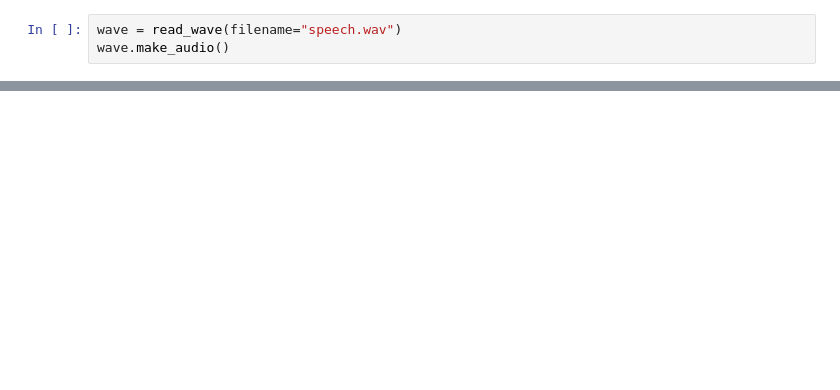
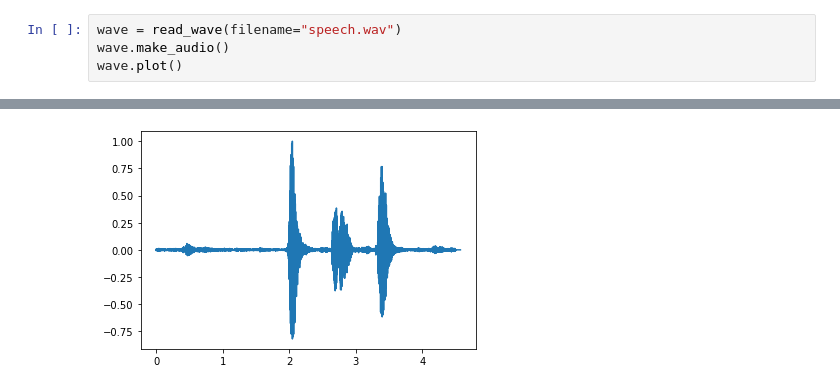
Before and after one commit to sroik/ai-experiments, a Jupyter notebook: voice_analysis.ipynb, the cells around one changed output, grey strips where cells are left out. Saved outputs shown, nothing was run; the diff lists cells and outputs as text; blank space fills up the shorter version.

```diff
--- a/voice_analysis.ipynb
+++ b/voice_analysis.ipynb
@@ -17,4 +20,5 @@ decorate(xlabel='Frequency (Hz)')
 # %%
 wave = read_wave(filename="speech.wav")
 wave.make_audio()
+wave.plot()
 # %% [output]
@@ -22,2 +25,3 @@ wave.make_audio()
+[figure, added]
 # %%
 spectrum = wave.make_spectrum()
```
Also changed, not shown: parts of 6 cells of this notebook, 4 other files.
